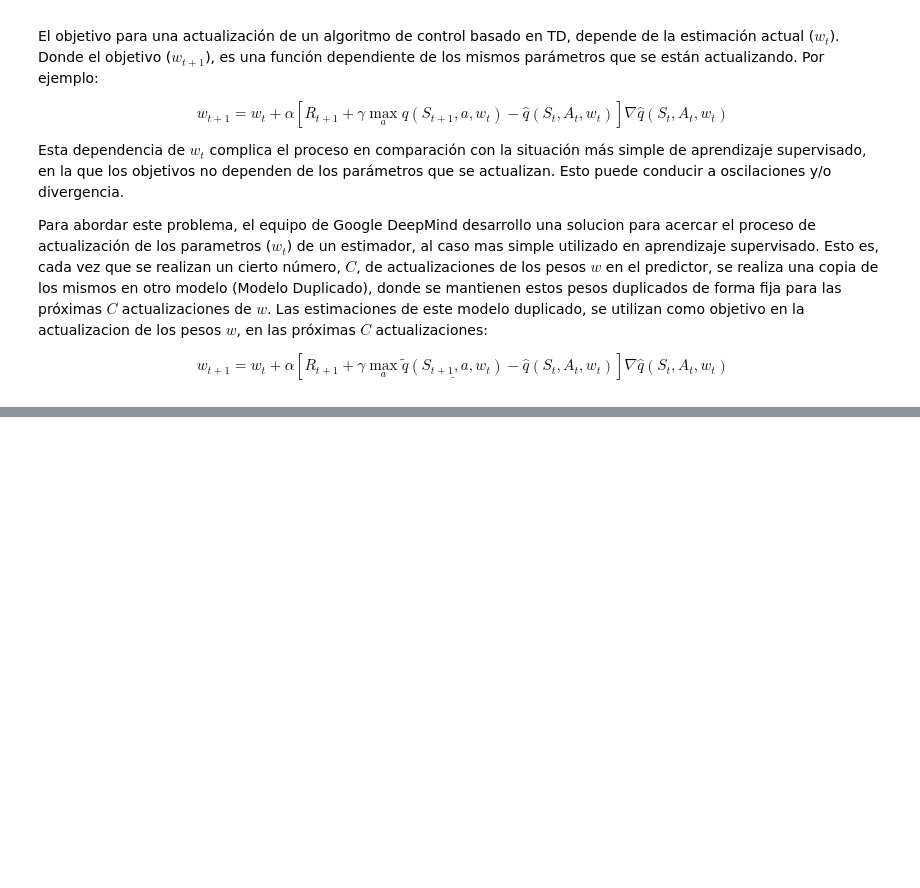
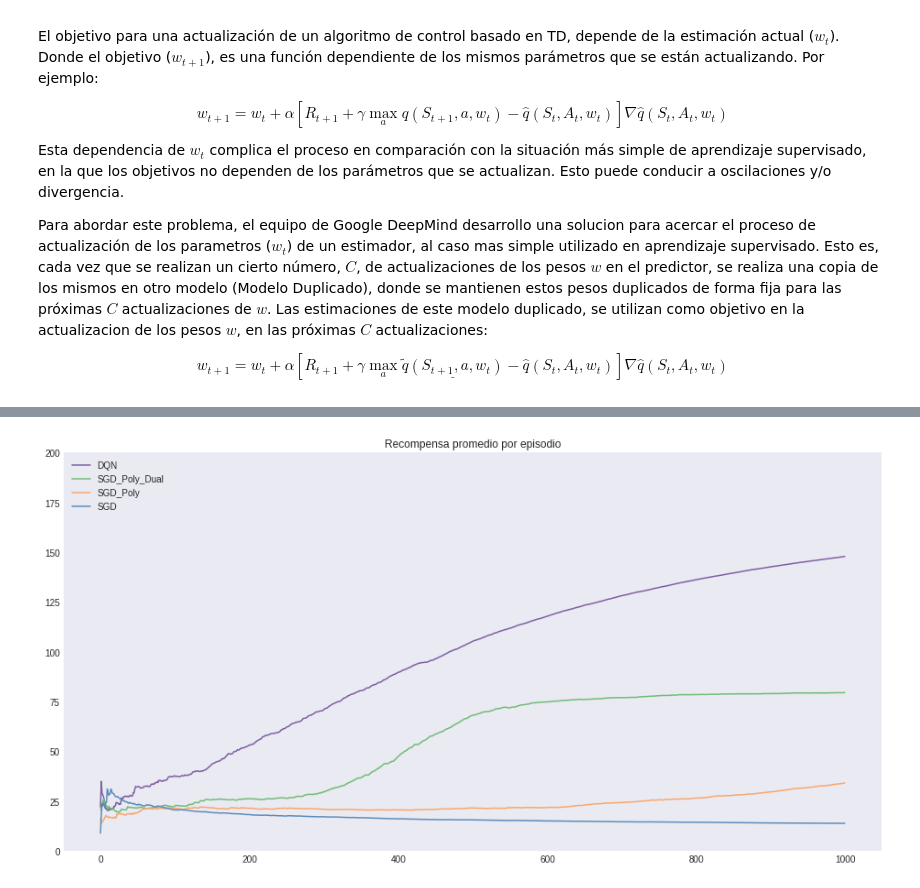
Before and after one commit to DiploDatos/AprendizajePorRefuerzos, a Jupyter notebook: Final-Lab.ipynb, the cells around one changed output, grey strips where cells are left out. Cells and saved outputs as stored; diff of their text form; code cells hidden in the pictures; blank space fills up the shorter version.

```diff
--- a/Final-Lab.ipynb
+++ b/Final-Lab.ipynb
@@ -220,13 +230,15 @@ plt.show()
 # %%
-reward_per_episode_DQN = avg_reward(scores)
+reward_per_episode_DQN = avg_reward(scores_DQN)
 plt.plot(reward_per_episode_DQN, label='DQN', c='#7e5fa4')
 plt.plot(reward_per_episode_SGD_Poly_Dual, label='SGD_Poly_Dual', c='#71bc78')
 plt.plot(reward_per_episode_SGD_Poly, label='SGD_Poly', c='#faa76c')
 plt.plot(reward_per_episode_SGD, label='SGD', c='#5c8cbc')
 plt.ylim(0, 200)
 plt.title('Recompensa promedio por episodio')
 plt.legend(loc='upper left')
 plt.show()
+# %% [output]
+[figure, added]
 # %% [markdown]
 ## Ejercicios Lab Final
 
```
Also changed, not shown: parts of 12 cells of this notebook, 2 other files.
